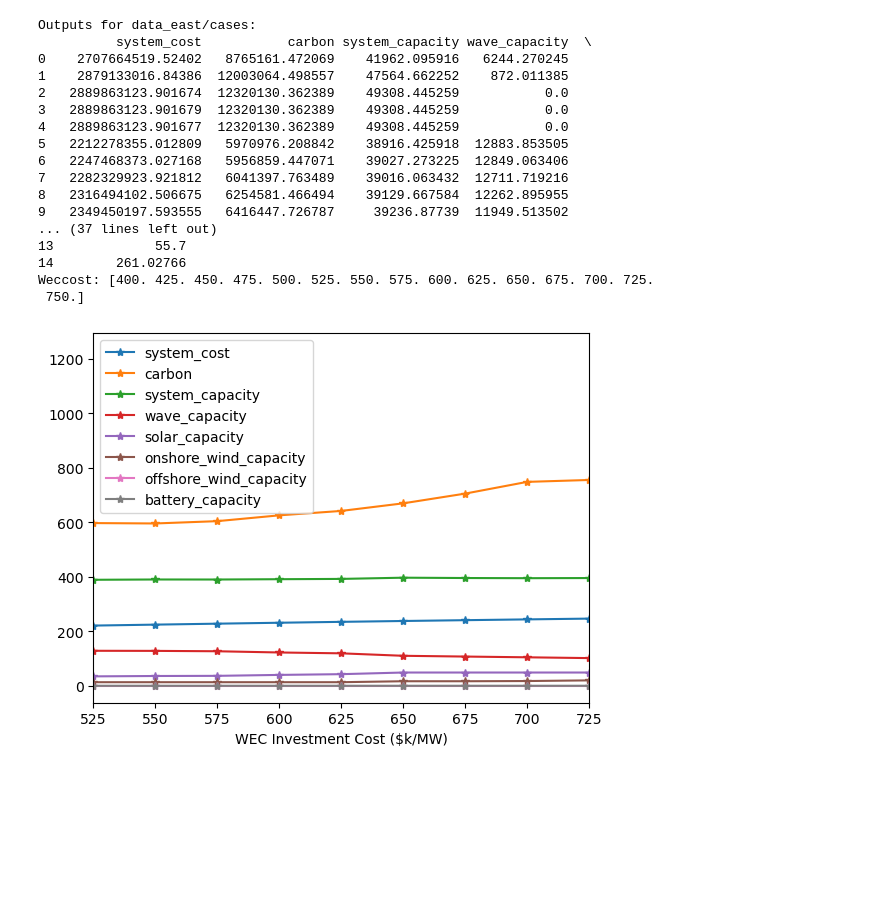
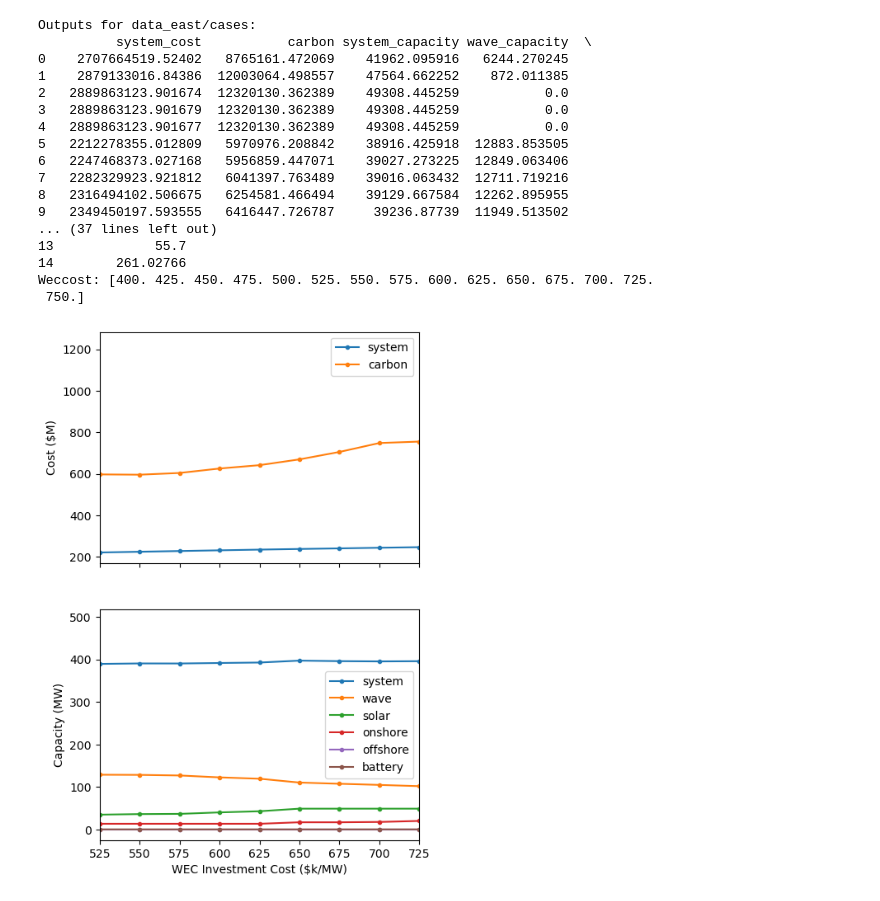
Before and after one commit to symbiotic-engineering/WEC-DECIDER, a Jupyter notebook: modules/CEM/analyze_results.ipynb, the cells around one changed output. Drawn from its saved outputs; the diff is of its cells as text; code cells hidden in the pictures; blank space fills up the shorter version.

Commit message:
plot aesthetic improvement

```diff
--- a/modules/CEM/analyze_results.ipynb
+++ b/modules/CEM/analyze_results.ipynb
@@ -99,43 +99,50 @@ for this_loc_cases_folder in all_loc_case_folders:
 
     if np.any(np.array(size_tuple)==1):
         # line plot
-        fig, ax = plt.subplots()
+        fig, ax = plt.subplots(nrows=2, ncols=1, figsize=(5, 8), sharex=True)
         for output in output_cols:
             output_reshaped = np.reshape(outputs[output].values, size_tuple)
             scale = 1/output_scale[output]
-            plt.plot(wec_cost, output_reshaped.astype(float)*scale, '*-', label=output)
-        plt.xlabel('WEC Investment Cost ($k/MW)')
+            if 'capacity' in output:
+                a = ax[1]
+            else:
+                a = ax[0]
+            a.plot(wec_cost, output_reshaped.astype(float)*scale, '.-', label=output.rsplit('_')[0])
+        ax[1].set_xlabel('WEC Investment Cost ($k/MW)')
+        ax[0].set_ylabel('Cost ($M)')
+        ax[1].set_ylabel('Capacity (MW)')
         plt.xlim([525, 725])
-        plt.legend()
+        ax[0].legend()
+        ax[1].legend()
         plt.show()
     else:
         # contour plots
         for output in output_cols:
             output_reshaped = np.reshape(outputs[output].values, size_tuple)
             fig, ax = plt.subplots()
             plt.pcolormesh(wec_cost, power_lim, output_reshaped.astype(float))
             #plt.plot(points[:,0],points[:,1],'r')
             plt.title(output)
             plt.xlabel('WEC Investment Cost ($k/MW)')
             plt.ylabel('WEC Fractional Power Limit')
             plt.colorbar()
             plt.show()
 # %% [output]
 Outputs for data_east/cases:
           system_cost           carbon system_capacity wave_capacity  \
 0    2707664519.52402   8765161.472069    41962.095916   6244.270245
 1    2879133016.84386  12003064.498557    47564.662252    872.011385
 2   2889863123.901674  12320130.362389    49308.445259           0.0
 3   2889863123.901679  12320130.362389    49308.445259           0.0
 4   2889863123.901677  12320130.362389    49308.445259           0.0
 5   2212278355.012809   5970976.208842    38916.425918  12883.853505
 6   2247468373.027168   5956859.447071    39027.273225  12849.063406
 7   2282329923.921812   6041397.763489    39016.063432  12711.719216
 8   2316494102.506675   6254581.466494    39129.667584  12262.895955
 9   2349450197.593555   6416447.726787     39236.87739  11949.513502
 ... (37 lines left out)
 13             55.7
 14        261.02766
 Weccost: [400. 425. 450. 475. 500. 525. 550. 575. 600. 625. 650. 675. 700. 725.
  750.]
-[figure, old version]
+[figure, new version]
```
